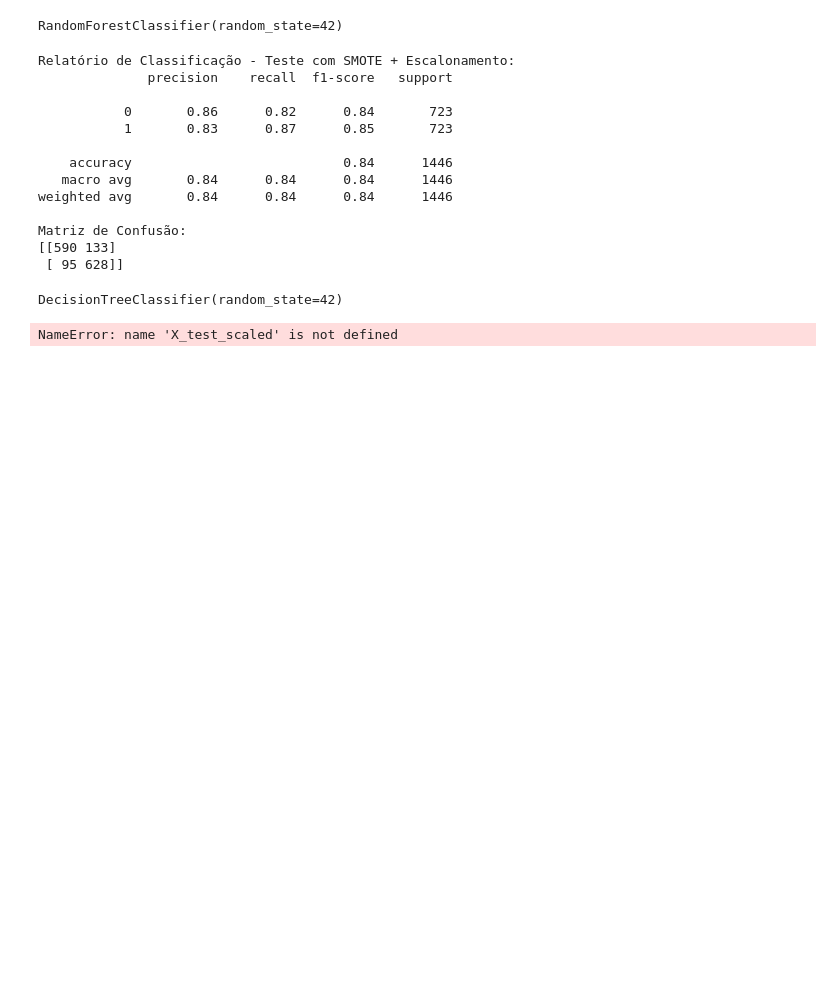
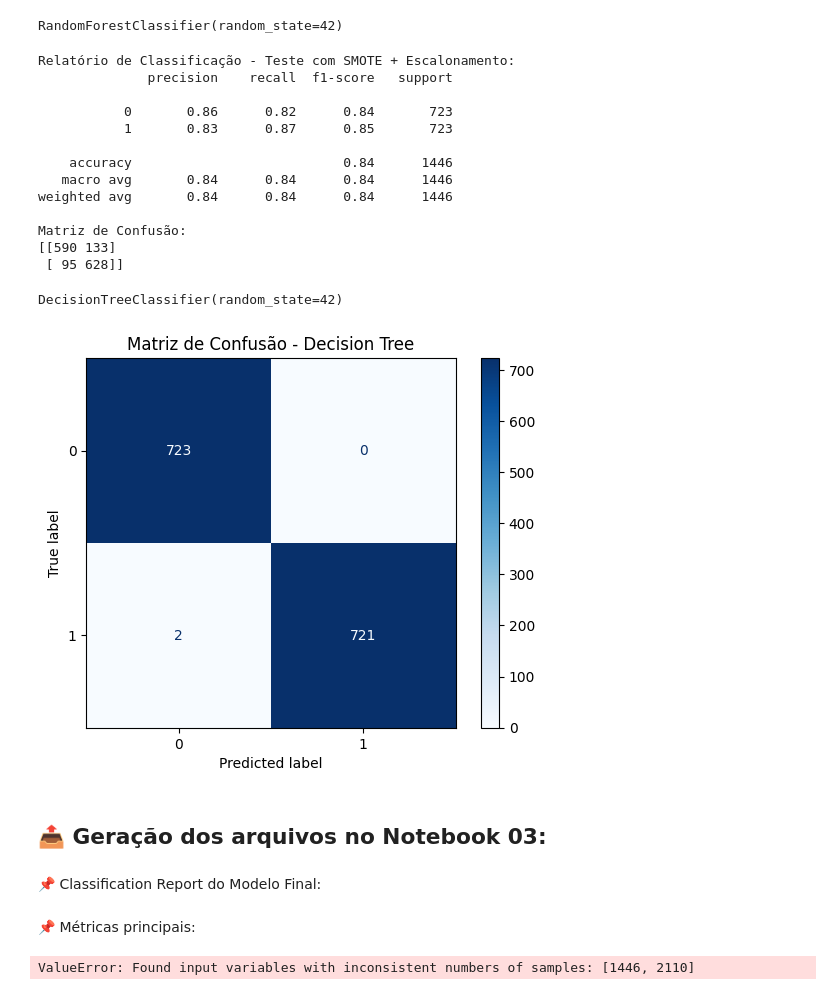
Before and after one commit to moises-rb/Analise_Dados, a Jupyter notebook: Telecom_X_PrevendoChurn/notebooks/03_Reavaliacao_Modelos_SMOTE_Threshold_Interpretacao.ipynb, the cells around one changed output. Drawn from its saved outputs; the diff is of its cells as text; code cells hidden in the pictures; blank space fills up the shorter version.

```diff
--- a/Telecom_X_PrevendoChurn/notebooks/03_Reavaliacao_Modelos_SMOTE_Threshold_Interpretacao.ipynb
+++ b/Telecom_X_PrevendoChurn/notebooks/03_Reavaliacao_Modelos_SMOTE_Threshold_Interpretacao.ipynb
@@ -6,2 +38,13 @@ import joblib
 X_resampled_scaled = joblib.load("models/X_resampled_scaled.pkl")
 y_resampled = joblib.load("models/y_resampled.pkl")
+# %%
+# Importar os dados
+X_test = pd.read_csv("export/X_test.csv")
+y_test = pd.read_csv("export/y_test.csv")["y_test"]
+y_pred_smote = pd.read_csv("export/y_pred_smote.csv")["y_pred_smote"]
+y_proba_smote = pd.read_csv("export/y_proba_smote.csv")["y_proba_smote"]
+
+# Importar o modelo (opcional, para usar em novos testes)
+modelo_smote = joblib.load("export/modelo_smote.pkl")
+
+print("✅ Dados e modelo importados com sucesso.")
@@ -118,15 +160,33 @@ Matriz de Confusão:
  [ 95 628]]
 # %%
 from sklearn.tree import DecisionTreeClassifier
-from sklearn.metrics import classification_report, confusion_matrix
+from sklearn.metrics import classification_report, confusion_matrix, ConfusionMatrixDisplay
+import matplotlib.pyplot as plt
 
-# Treinamento da árvore de decisão
-dt_model = DecisionTreeClassifier(random_state=42)
-dt_model.fit(X_resampled_scaled, y_resampled)
+# Carregar os dados com joblib
+X_resampled_scaled = joblib.load('models/X_resampled_scaled.pkl')
+y_resampled = joblib.load('models/y_resampled.pkl')
+X_test_scaled = joblib.load('models/X_test_scaled.pkl')
-# %% [output]
-DecisionTreeClassifier(random_state=42)
+# %%
+# Treinar o modelo Decision Tree
+dt_model = DecisionTreeClassifier(random_state=42)
+dt_model.fit(X_resampled_scaled, y_resampled)
+# %% [output]
+DecisionTreeClassifier(random_state=42)
 # %%
 # Previsão nos dados de teste
-y_pred_dt = dt_model.predict(X_test_scaled)
+y_pred_dt = dt_model.predict(X_test)
-# %% [output]
-NameError: name 'X_test_scaled' is not defined
+# %%
+# Matriz de Confusão
+cm = confusion_matrix(y_test, y_pred_dt)
+disp = ConfusionMatrixDisplay(confusion_matrix=cm, display_labels=dt_model.classes_)
+disp.plot(cmap='Blues')
+plt.title("Matriz de Confusão - Decision Tree")
+plt.grid(False)
+plt.show()
+# %% [output]
+[figure, added]
+# %% [markdown]
+## 📤 Geração dos arquivos no Notebook 03:
+# %% [markdown]
+📌 Classification Report do Modelo Final:
@@ -132,0 +200,12 @@ NameError: name 'X_test_scaled' is not defined
+# %% [markdown]
+📌 Métricas principais:
+# %%
+# Exportar métricas principais
+final_metrics = {
+    "accuracy": accuracy_score(y_test, y_pred),
+    "roc_auc": roc_auc_score(y_test, y_proba)
+}
+df_metrics_final = pd.DataFrame([final_metrics])
+df_metrics_final.to_csv("comparacao_modelos/modelo_final_metrics.csv", index=False)
+# %% [output]
+ValueError: Found input variables with inconsistent numbers of samples: [1446, 2110]
```
Also changed, not shown: parts of 10 cells of this notebook, 15 other files.
